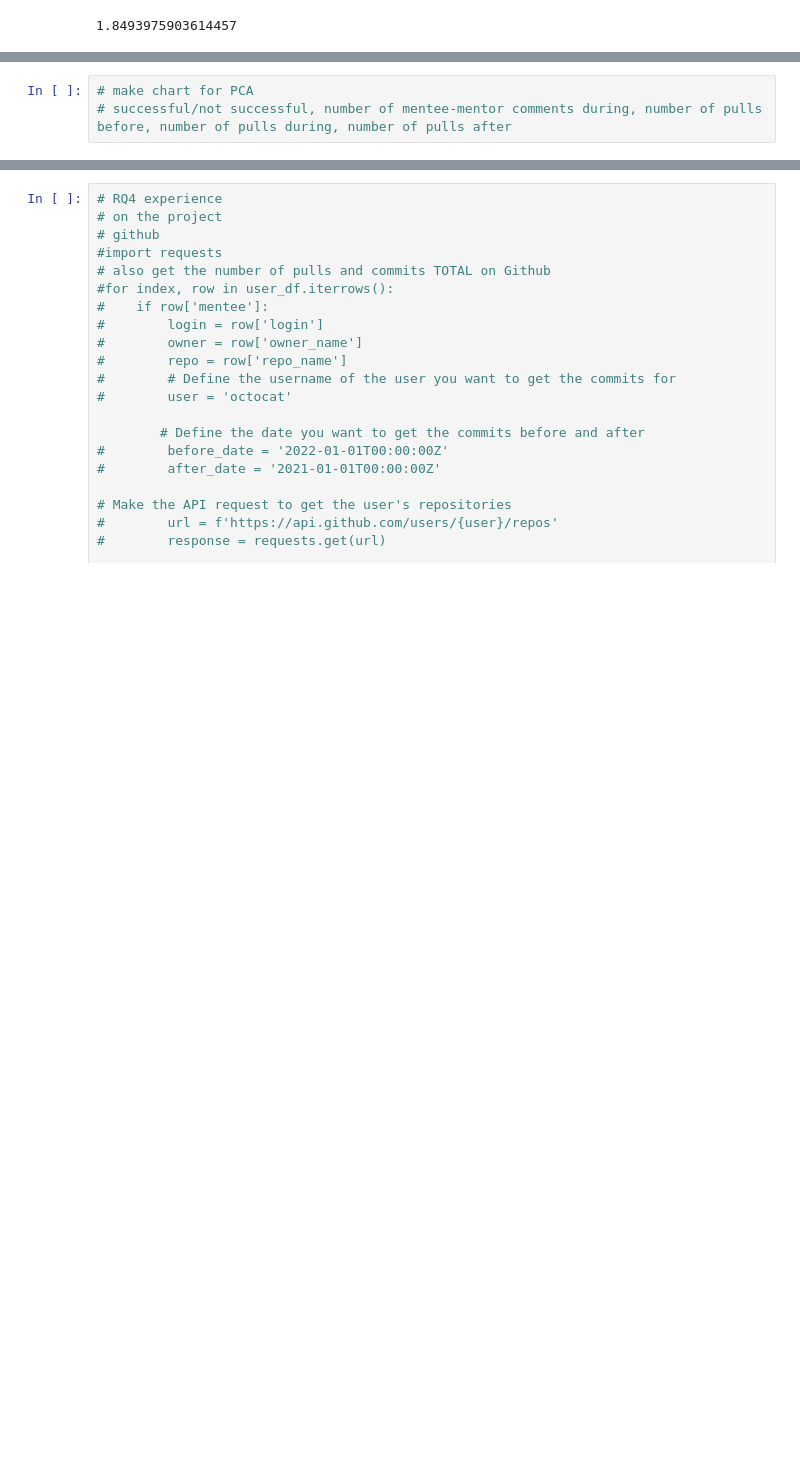
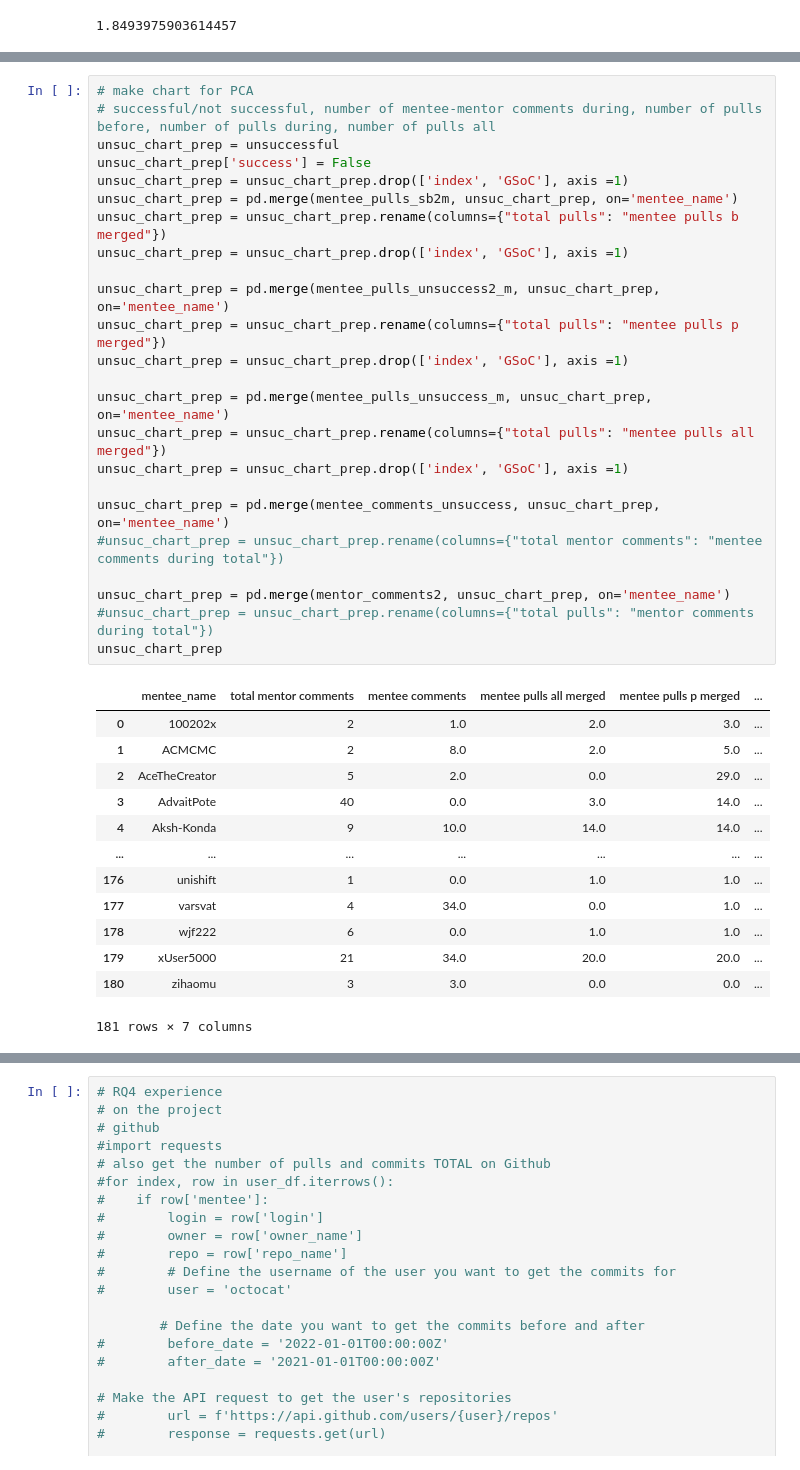
Before and after one commit to coffeehousejazz/honours_thesis, a Jupyter notebook: Code/new queries/GSoC2021.ipynb, the cells around one changed output, grey strips where cells are left out. Saved outputs shown, nothing was run; the diff lists cells and outputs as text; blank space fills up the shorter version.

```diff
--- a/Code/new queries/GSoC2021.ipynb
+++ b/Code/new queries/GSoC2021.ipynb
@@ -779,3 +794,38 @@ gender_unsuccess
-# %%
-# make chart for PCA
-# successful/not successful, number of mentee-mentor comments during, number of pulls before, number of pulls during, number of pulls after
+# %%
+# make chart for PCA
+# successful/not successful, number of mentee-mentor comments during, number of pulls before, number of pulls during, number of pulls all
+unsuc_chart_prep = unsuccessful
+unsuc_chart_prep['success'] = False
+unsuc_chart_prep = unsuc_chart_prep.drop(['index', 'GSoC'], axis =1)
+unsuc_chart_prep = pd.merge(mentee_pulls_sb2m, unsuc_chart_prep, on='mentee_name')
+unsuc_chart_prep = unsuc_chart_prep.rename(columns={"total pulls": "mentee pulls b merged"})
+unsuc_chart_prep = unsuc_chart_prep.drop(['index', 'GSoC'], axis =1)
+
+unsuc_chart_prep = pd.merge(mentee_pulls_unsuccess2_m, unsuc_chart_prep, on='mentee_name')
+unsuc_chart_prep = unsuc_chart_prep.rename(columns={"total pulls": "mentee pulls p merged"})
+unsuc_chart_prep = unsuc_chart_prep.drop(['index', 'GSoC'], axis =1)
+
+unsuc_chart_prep = pd.merge(mentee_pulls_unsuccess_m, unsuc_chart_prep, on='mentee_name')
+unsuc_chart_prep = unsuc_chart_prep.rename(columns={"total pulls": "mentee pulls all merged"})
+unsuc_chart_prep = unsuc_chart_prep.drop(['index', 'GSoC'], axis =1)
+
+unsuc_chart_prep = pd.merge(mentee_comments_unsuccess, unsuc_chart_prep, on='mentee_name')
+#unsuc_chart_prep = unsuc_chart_prep.rename(columns={"total mentor comments": "mentee comments during total"})
+
+unsuc_chart_prep = pd.merge(mentor_comments2, unsuc_chart_prep, on='mentee_name')
+#unsuc_chart_prep = unsuc_chart_prep.rename(columns={"total pulls": "mentor comments during total"})
+unsuc_chart_prep
+# %% [output]
+|  | mentee_name | total mentor comments | mentee comments | mentee pulls all merged | mentee pulls p merged | ... |
+| 0 | 100202x | 2 | 1.0 | 2.0 | 3.0 | ... |
+| 1 | ACMCMC | 2 | 8.0 | 2.0 | 5.0 | ... |
+| 2 | AceTheCreator | 5 | 2.0 | 0.0 | 29.0 | ... |
+| 3 | AdvaitPote | 40 | 0.0 | 3.0 | 14.0 | ... |
+| 4 | Aksh-Konda | 9 | 10.0 | 14.0 | 14.0 | ... |
+| ... | ... | ... | ... | ... | ... | ... |
+| 176 | unishift | 1 | 0.0 | 1.0 | 1.0 | ... |
+| 177 | varsvat | 4 | 34.0 | 0.0 | 1.0 | ... |
+| 178 | wjf222 | 6 | 0.0 | 1.0 | 1.0 | ... |
+| 179 | xUser5000 | 21 | 34.0 | 20.0 | 20.0 | ... |
+| 180 | zihaomu | 3 | 3.0 | 0.0 | 0.0 | ... |
+181 rows × 7 columns
```
Also changed, not shown: parts of 14 cells of this notebook.
